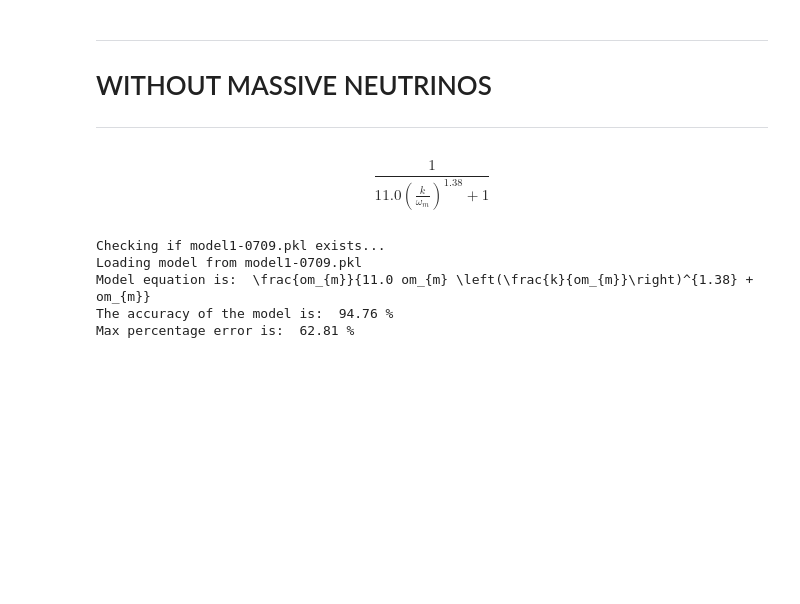
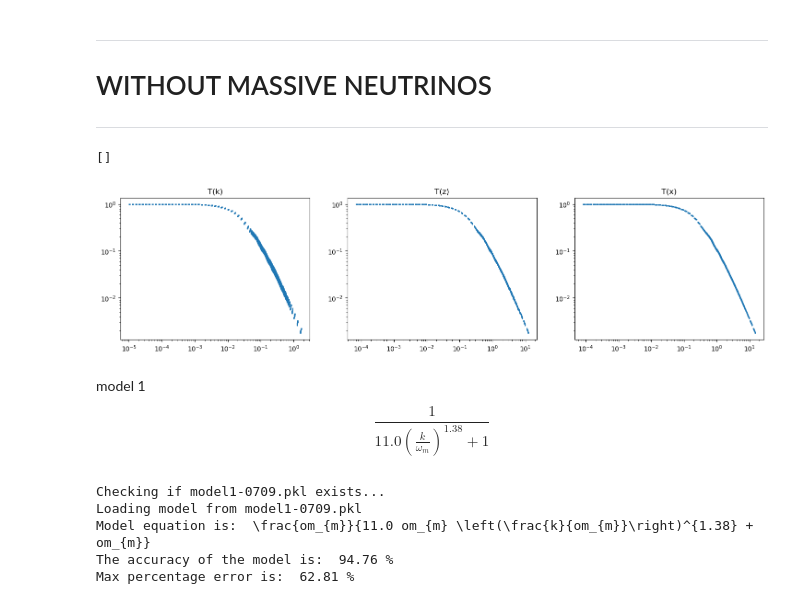
Before and after one commit to farocrown/Simreg, a Jupyter notebook: sr_tf_graphs.ipynb, the cells around one changed output. Saved outputs shown, nothing was run; the diff lists cells and outputs as text; code cells hidden in the pictures; blank space fills up the shorter version.

```diff
--- a/sr_tf_graphs.ipynb
+++ b/sr_tf_graphs.ipynb
@@ -158,7 +158,22 @@ y = pd.DataFrame({'k': tf['k (h/Mpc)'], 'om_b': tf['omega_b'],'om_m': tf['omega_
 T = tf['T(k)'].values
 x = x.reshape(-1,1)
 z = z.reshape(-1,1)
+# %%
+fig, (ax1, ax2, ax3) = plt.subplots(1,3, figsize=(18,4))
+ax1.scatter(k,T, s=1)
+ax1.set_title('T(k)')
+ax1.loglog()
+ax2.scatter(z,T, s=1)
+ax2.set_title('T(z)')
+ax2.loglog()
+ax3.scatter(x,T, s=1)
+ax3.set_title('T(x)')
+ax3.loglog()
+# %% [output]
+[]
+[figure, added]
 # %% [markdown]
+model 1
 $$\frac{1}{11.0 \left(\frac{k}{\omega_{m}}\right)^{1.38} + 1}$$
 # %%
 bran2(k/tf['omega_m'],y,T,'model1-0709.pkl')
```
Also changed, not shown: parts of 13 cells of this notebook, 2 other files.
